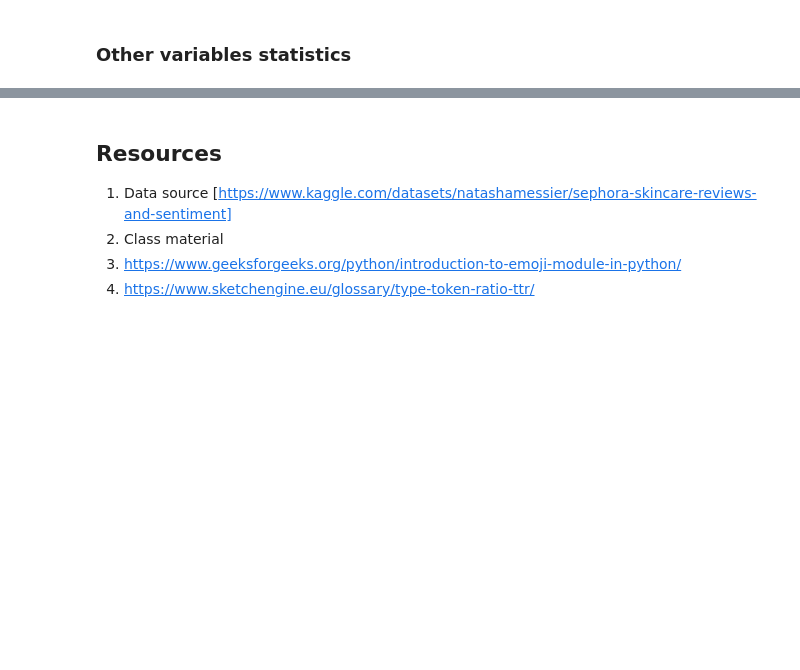
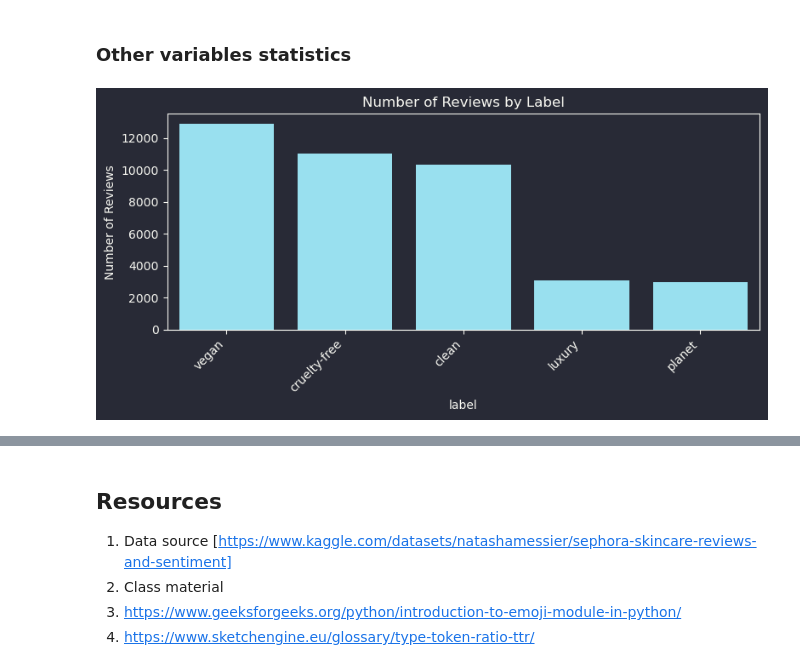
Before and after one commit to Weronikaa2001/Text-Mining-and-Social-Media-Mining-Sephora-Skincare-Reviews, a Jupyter notebook: Martyniuk_Madro_Sephora_Project.ipynb, the cells around one changed output, grey strips where cells are left out. Cells and saved outputs as stored; diff of their text form; code cells hidden in the pictures; blank space fills up the shorter version.

Commit message:
Added labels analysis

```diff
--- a/Martyniuk_Madro_Sephora_Project.ipynb
+++ b/Martyniuk_Madro_Sephora_Project.ipynb
@@ -626,3 +626,29 @@ These results suggest that writing style is broadly similar across ratings, with
 Overall, EDA shows that average sentiment polarity increases sharply between 3 and 4 stars, while the difference between 1–2–3 is smaller compared to the 3–4 and 4–5 jumps. This suggests that the main semantic boundary in the data lies between 3 and 4 stars. In the light of this findings, using 4–5 as positive and 1–3 as negative categories matches the binary label, that we applied above,  with the underlying sentiment structure of the corpus.
 # %% [markdown]
 ### Other variables statistics
+# %%
+# Check labels
+# Basic distribution of labels
+label_counts = df['label'].value_counts(normalize=False)
+label_prop   = df['label'].value_counts(normalize=True)
+
+# Average rating and price by label
+label_stats = df.groupby('label').agg(
+    n_reviews      = ('review_id', 'count'),
+    n_products     = ('name', 'nunique'),
+    avg_rating     = ('rating_value', 'mean'),
+    avg_agg_rating = ('aggregate_rating', 'mean'),
+    avg_price      = ('price', 'mean')
+).sort_values('n_reviews', ascending=False)
+
+plt.figure(figsize=(8, 4))
+label_counts = df['label'].value_counts().sort_values(ascending=False)
+
+sns.barplot(x=label_counts.index, y=label_counts.values, color='#8be9fd')
+plt.xticks(rotation=45, ha='right')
+plt.ylabel('Number of Reviews')
+plt.title('Number of Reviews by Label')
+plt.tight_layout()
+plt.show()
+# %% [output]
+[figure, added]
```
Also changed, not shown: parts of 4 cells of this notebook.
